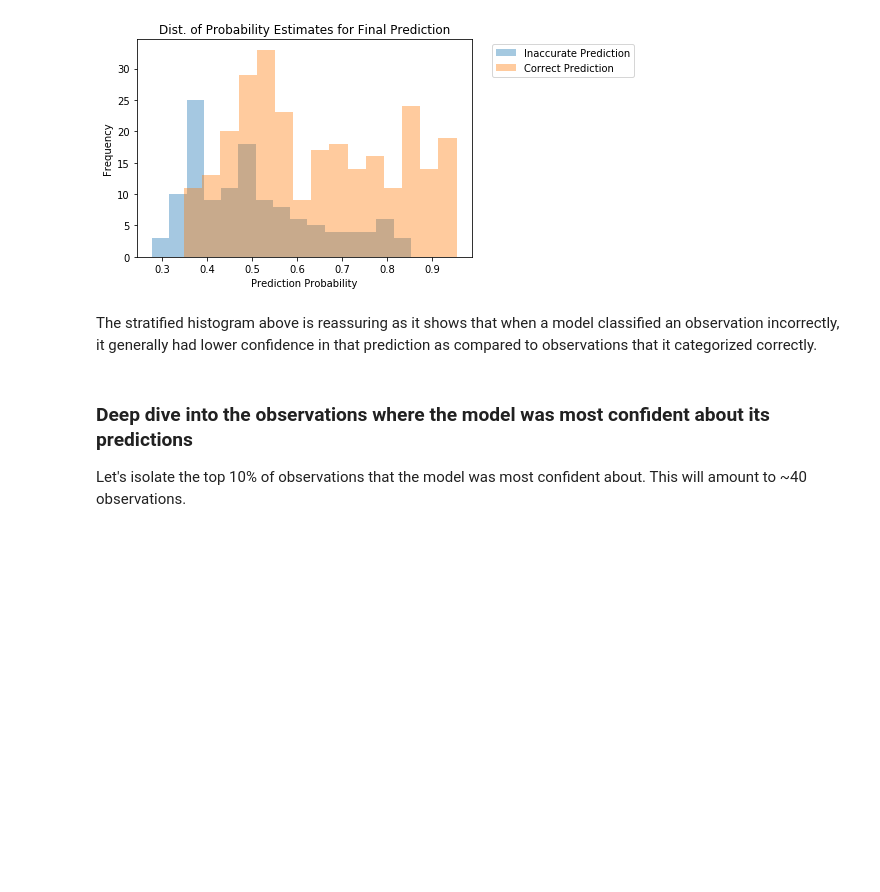
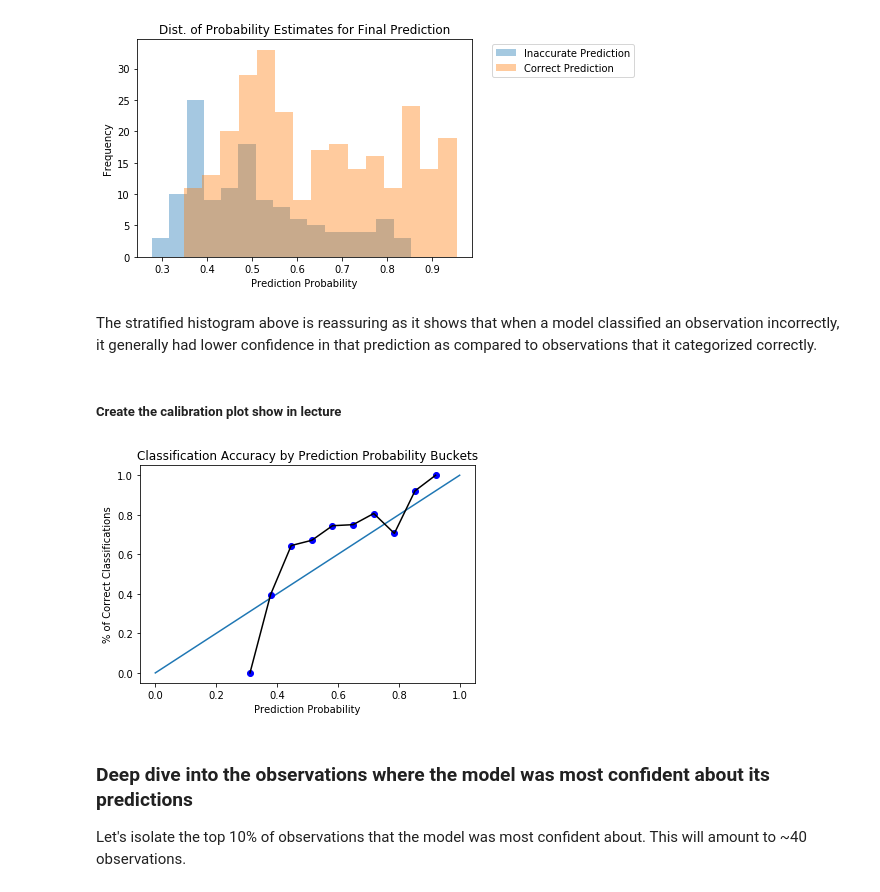
Before and after one commit to salliewalecka/Hawaii_RegimesPredictors, a Jupyter notebook: notebooks/Logistic_Regressions_with_Error_Analysis.ipynb, the cells around one changed output. Saved outputs shown, nothing was run; the diff lists cells and outputs as text; code cells hidden in the pictures; blank space fills up the shorter version.

Commit message:
added calibration plot

```diff
--- a/notebooks/Logistic_Regressions_with_Error_Analysis.ipynb
+++ b/notebooks/Logistic_Regressions_with_Error_Analysis.ipynb
@@ -312,3 +311,30 @@ The stratified histogram above is reassuring as it shows that when a model class
+# %% [markdown]
+##### Create the calibration plot show in lecture
+# %%
+bin_means, bin_edges, binnumber = stats.binned_statistic(error_analysis_df['pred_prob'],
+                                                         error_analysis_df['correct'],
+                                                         statistic='mean', bins=10)
+# %%
+center_bin_edges = []
+for i in range(1, len(bin_edges)):
+    center_bin_edges.append((bin_edges[i-1] + bin_edges[i])/2)
+# %%
+fig = plt.figure()
+ax = plt.axes()
+
+x = np.linspace(0, 1, 100)
+ax.plot(x, x);
+plt.plot(center_bin_edges, bin_means, 'bo', center_bin_edges, bin_means, 'k')
+
+plt.title('Classification Accuracy by Prediction Probability Buckets')
+# Set x-axis label
+plt.xlabel('Prediction Probability')
+# Set y-axis label
+plt.ylabel('% of Correct Classifications')
+
+plt.show()
+# %% [output]
+[figure, added]
 # %% [markdown]
 ### Deep dive into the observations where the model was most confident about its predictions
 Let's isolate the top 10% of observations that the model was most confident about. This will amount to ~40 observations.
```
Also changed, not shown: parts of 2 cells of this notebook.
